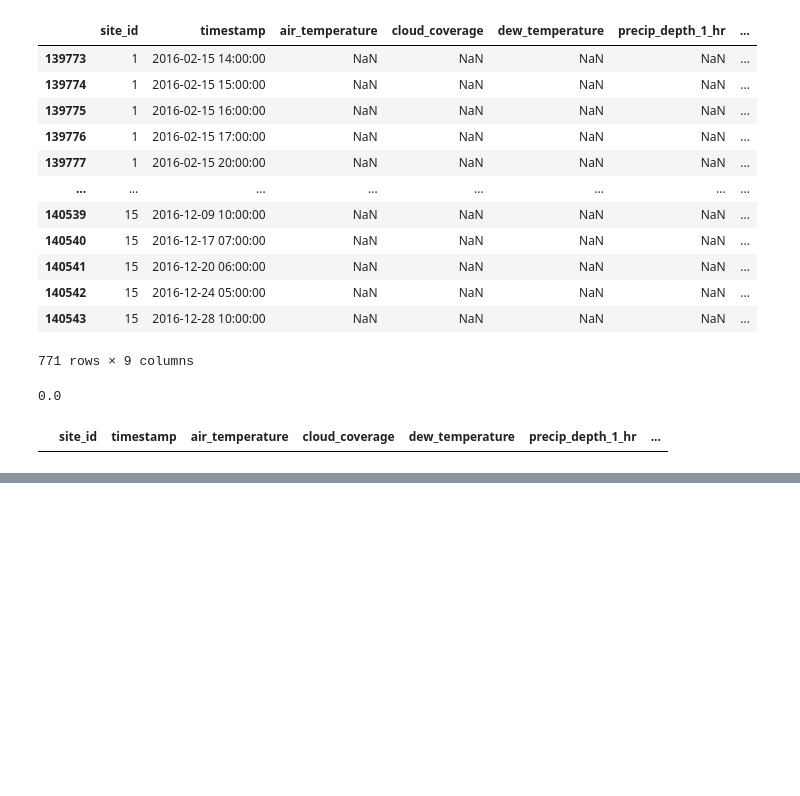
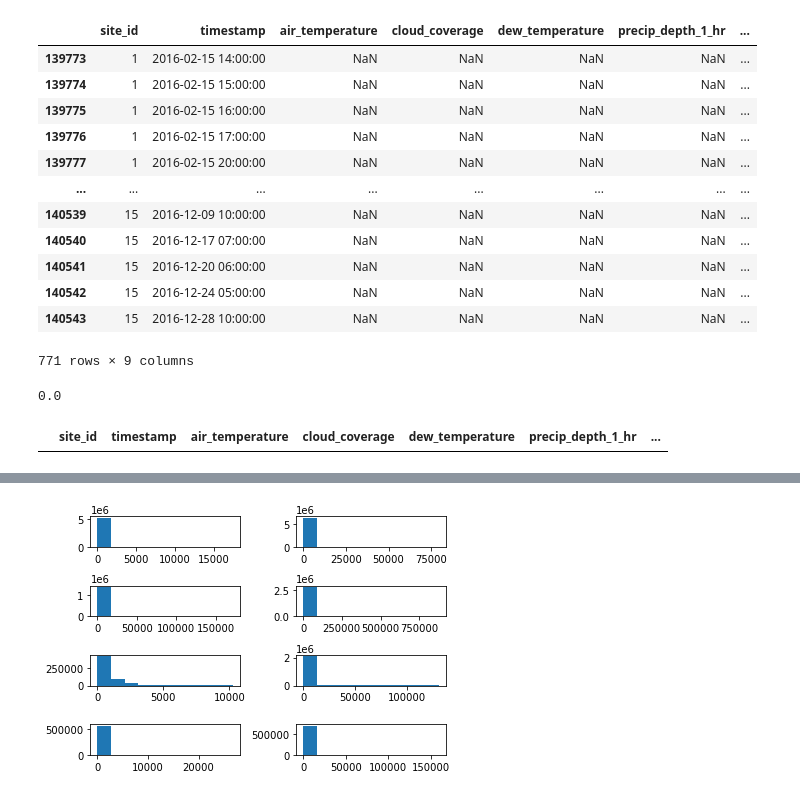
Before and after one commit to tmhrumt/ASHRAE---Great-Energy-Predictor-III, a Jupyter notebook: lightgbm.ipynb, the cells around one changed output, grey strips where cells are left out. Cells and saved outputs as stored; diff of their text form; code cells hidden in the pictures; blank space fills up the shorter version.

```diff
--- a/lightgbm.ipynb
+++ b/lightgbm.ipynb
@@ -551,0 +599,29 @@ math.sin(math.radians(90 % 360))
+# %%
+from matplotlib import pyplot
+
+def plotMeterByYearBuiltSet(df: pd.DataFrame) -> None :
+    """建築年とメーター値の散布図を作成する
+
+    Args:
+        df (pd.DataFrame): データ
+    """
+
+    fig, axes = pyplot.subplots(nrows=4, ncols=2, sharex=False)
+
+    cnt = 0
+    for ctg in [0, 1, 2 ,3]:
+      yearBuiltSetDf = df.query(f"meter == {ctg} and year_built == year_built")
+      yearBuiltNotSetDf = df.query(f"meter == {ctg} and year_built != year_built")
+
+      axes[cnt, 0].hist(yearBuiltSetDf["meter_reading"])
+      axes[cnt, 1].hist(yearBuiltNotSetDf["meter_reading"])
+
+      cnt += 1
+      del yearBuiltSetDf, yearBuiltNotSetDf
+
+    fig.tight_layout()
+    plt.show()
+# %%
+plotMeterByYearBuiltSet(train_df)
+# %% [output]
+[figure, added]
```
Also changed, not shown: parts of 22 cells of this notebook.
